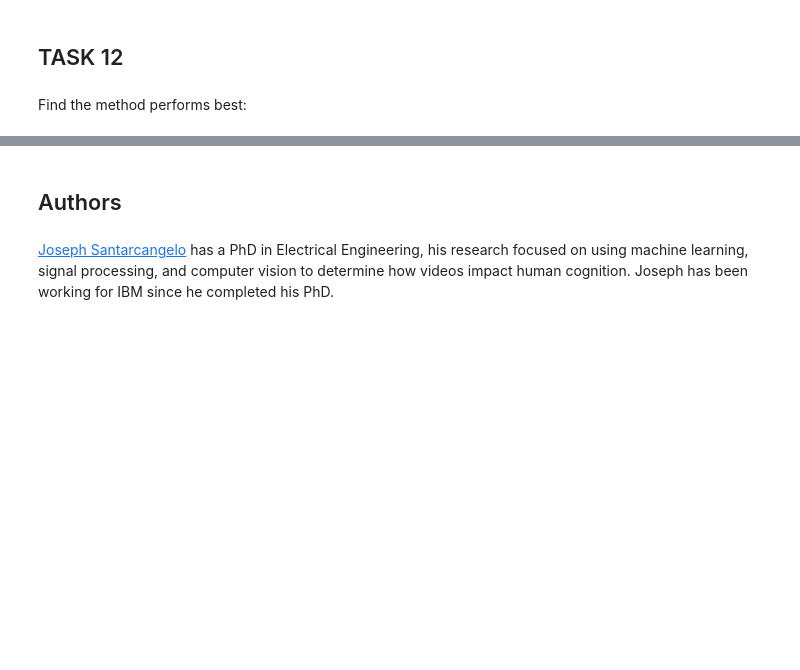
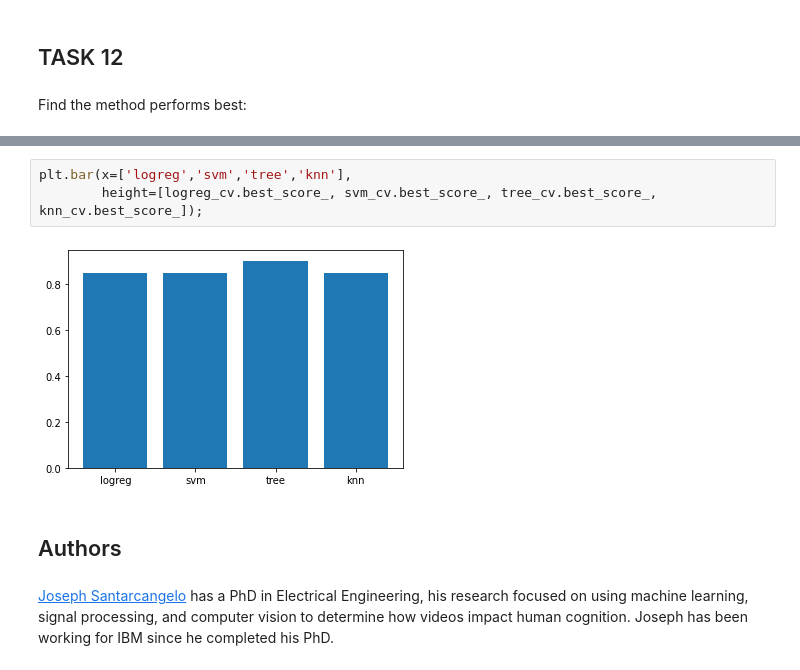
Before and after one commit to ED9426/Applied-Data-Science-Capstone, a Jupyter notebook: Lab4 Machine learning prediction.ipynb, the cells around one changed output, grey strips where cells are left out. Cells and saved outputs as stored; diff of their text form; blank space fills up the shorter version.

```diff
--- a/Lab4 Machine learning prediction.ipynb
+++ b/Lab4 Machine learning prediction.ipynb
@@ -348,3 +330,8 @@ GridSearchCV(cv=10, estimator=DecisionTreeClassifier(),
+# %%
+plt.bar(x=['logreg','svm','tree','knn'],
+        height=[logreg_cv.best_score_, svm_cv.best_score_, tree_cv.best_score_, knn_cv.best_score_]);
+# %% [output]
+[figure, added]
 # %% [markdown]
 ## Authors
 # %% [markdown]
```
Also changed, not shown: parts of 9 cells of this notebook.
